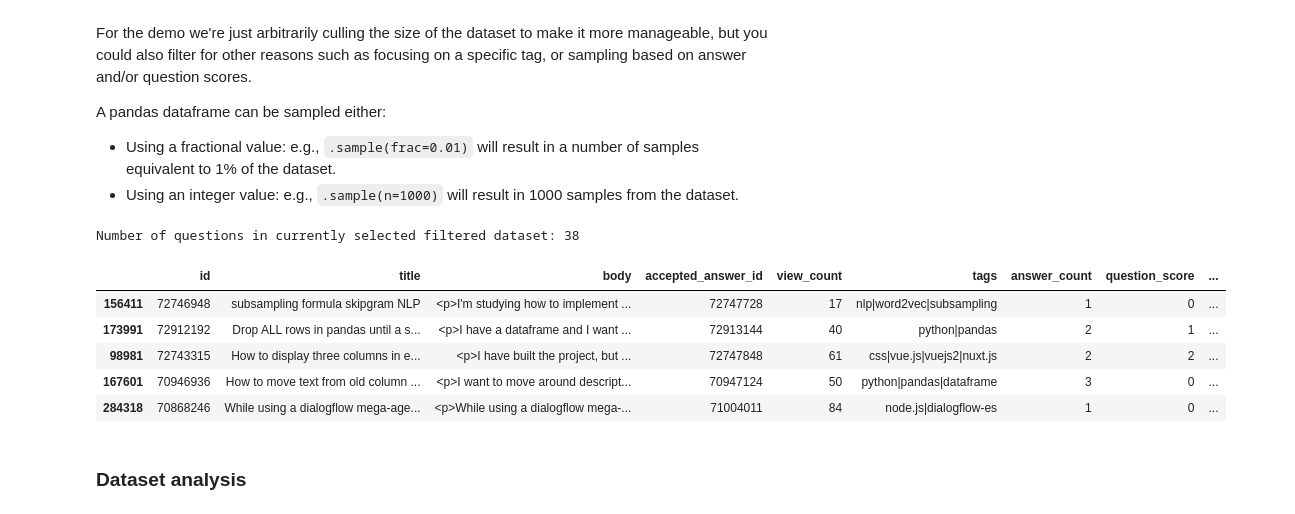
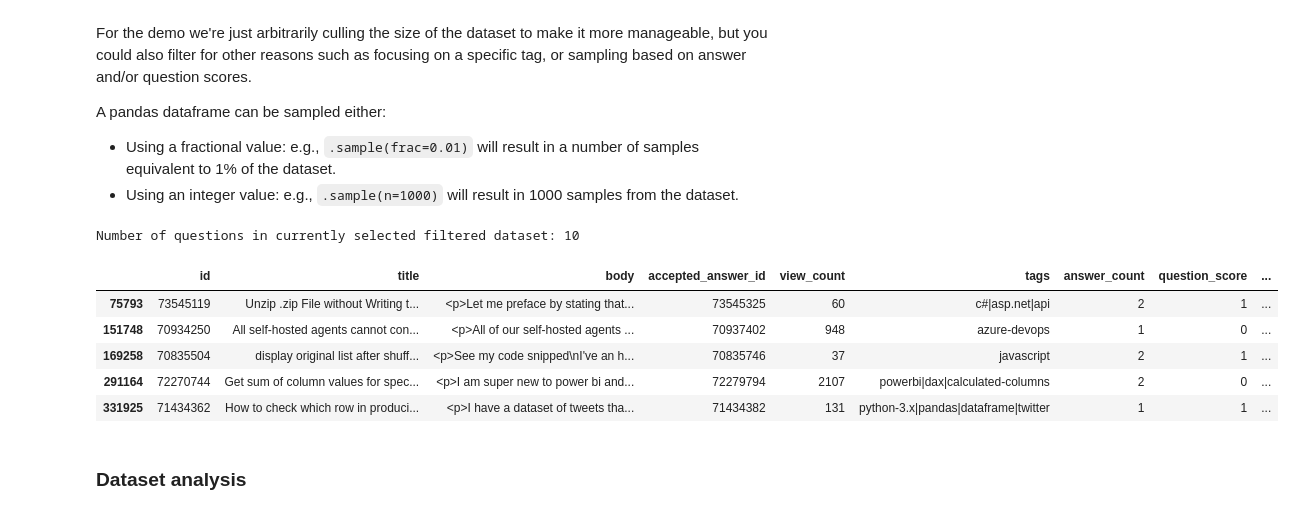
Before and after one commit to MHLoppy/A2I2-T2-2023, a Jupyter notebook: intern-t2-2023.ipynb, the cells around one changed output. Drawn from its saved outputs; the diff is of its cells as text; code cells hidden in the pictures.

```diff
--- a/intern-t2-2023.ipynb
+++ b/intern-t2-2023.ipynb
@@ -133,23 +133,25 @@ A pandas dataframe can be sampled either:
 # %%
 # randomly sample dataset
 fd_tiny = results.sample(frac=0.0001)       # used for testing / demo (intentionally small)
+fd_nano = results.sample(n=10)
 fd_1k   = results.sample(n=1000)            # used if/when verifying tests on a larger sample
 fd_10k  = results.sample(n=10000)           # used if/when verifying tests on an even larger sample
+fd_100k = results.sample(n=100000)
 
 # convenience: alias the filtered data so we can change it easily for later code
-wd = fd_tiny
+wd = fd_nano
 
 # dump info about the filtered result
 print("Number of questions in currently selected filtered dataset:", len(wd))
 wd.head()
 # %% [output]
-Number of questions in currently selected filtered dataset: 38
+Number of questions in currently selected filtered dataset: 10
 |  | id | title | body | accepted_answer_id | view_count | tags | answer_count | question_score | ... |
-| 156411 | 72746948 | subsampling formula skipgram NLP | <p>I'm studying how to implement ... | 72747728 | 17 | nlp|word2vec|subsampling | 1 | 0 | ... |
-| 173991 | 72912192 | Drop ALL rows in pandas until a s... | <p>I have a dataframe and I want ... | 72913144 | 40 | python|pandas | 2 | 1 | ... |
-| 98981 | 72743315 | How to display three columns in e... | <p>I have built the project, but ... | 72747848 | 61 | css|vue.js|vuejs2|nuxt.js | 2 | 2 | ... |
-| 167601 | 70946936 | How to move text from old column ... | <p>I want to move around descript... | 70947124 | 50 | python|pandas|dataframe | 3 | 0 | ... |
-| 284318 | 70868246 | While using a dialogflow mega-age... | <p>While using a dialogflow mega-... | 71004011 | 84 | node.js|dialogflow-es | 1 | 0 | ... |
+| 75793 | 73545119 | Unzip .zip File without Writing t... | <p>Let me preface by stating that... | 73545325 | 60 | c#|asp.net|api | 2 | 1 | ... |
+| 151748 | 70934250 | All self-hosted agents cannot con... | <p>All of our self-hosted agents ... | 70937402 | 948 | azure-devops | 1 | 0 | ... |
+| 169258 | 70835504 | display original list after shuff... | <p>See my code snipped\nI've an h... | 70835746 | 37 | javascript | 2 | 1 | ... |
+| 291164 | 72270744 | Get sum of column values for spec... | <p>I am super new to power bi and... | 72279794 | 2107 | powerbi|dax|calculated-columns | 2 | 0 | ... |
+| 331925 | 71434362 | How to check which row in produci... | <p>I have a dataset of tweets tha... | 71434382 | 131 | python-3.x|pandas|dataframe|twitter | 1 | 1 | ... |
 # %% [markdown]
 ### Dataset analysis
 # %%
```
Also changed, not shown: parts of 41 cells of this notebook, 1 other file.
